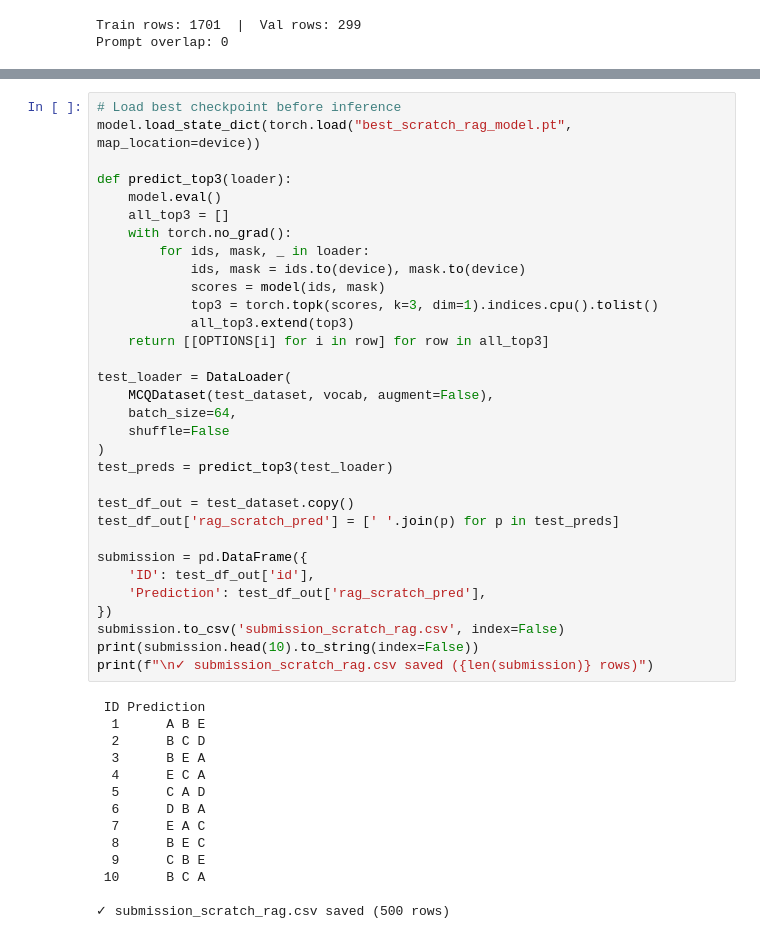
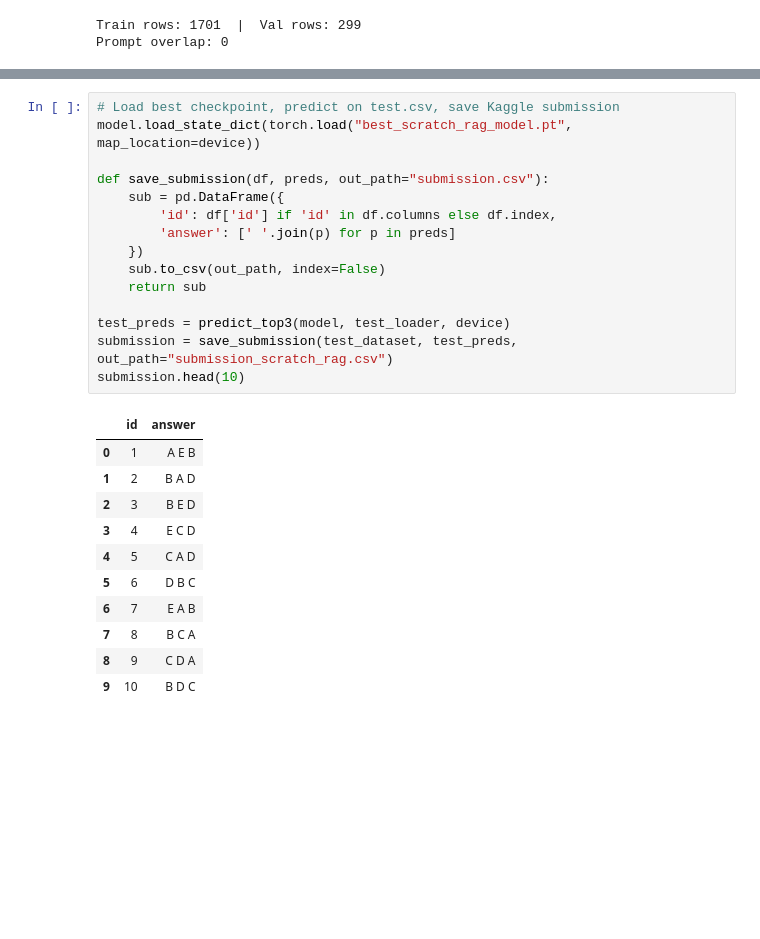
Before and after one commit to 24f1002692/genAI-project-24f1002692, a Jupyter notebook: DL-24f1002692-notebook-t22026.ipynb, the cells around one changed output, grey strips where cells are left out. Cells and saved outputs as stored; diff of their text form; blank space fills up the shorter version.

Commit message:
Kaggle Notebook | DL-24f1002692-notebook-t22026 | Version 31

```diff
--- a/DL-24f1002692-notebook-t22026.ipynb
+++ b/DL-24f1002692-notebook-t22026.ipynb
@@ -3339,46 +3412,27 @@ Small gap → model generalizing well, RAG context helped.
-# %%
-# Load best checkpoint before inference
-model.load_state_dict(torch.load("best_scratch_rag_model.pt", map_location=device))
-
-def predict_top3(loader):
-    model.eval()
-    all_top3 = []
-    with torch.no_grad():
-        for ids, mask, _ in loader:
-            ids, mask = ids.to(device), mask.to(device)
-            scores = model(ids, mask)
-            top3 = torch.topk(scores, k=3, dim=1).indices.cpu().tolist()
-            all_top3.extend(top3)
-    return [[OPTIONS[i] for i in row] for row in all_top3]
-
-test_loader = DataLoader(
-    MCQDataset(test_dataset, vocab, augment=False),
-    batch_size=64,
-    shuffle=False
-)
-test_preds = predict_top3(test_loader)
-
-test_df_out = test_dataset.copy()
-test_df_out['rag_scratch_pred'] = [' '.join(p) for p in test_preds]
-
-submission = pd.DataFrame({
-    'ID': test_df_out['id'],
-    'Prediction': test_df_out['rag_scratch_pred'],
-})
-submission.to_csv('submission_scratch_rag.csv', index=False)
-print(submission.head(10).to_string(index=False))
-print(f"\n✓ submission_scratch_rag.csv saved ({len(submission)} rows)")
-# %% [output]
- ID Prediction
-  1      A B E
-  2      B C D
-  3      B E A
-  4      E C A
-  5      C A D
-  6      D B A
-  7      E A C
-  8      B E C
-  9      C B E
- 10      B C A
-
-✓ submission_scratch_rag.csv saved (500 rows)
+# %%
+# Load best checkpoint, predict on test.csv, save Kaggle submission
+model.load_state_dict(torch.load("best_scratch_rag_model.pt", map_location=device))
+
+def save_submission(df, preds, out_path="submission.csv"):
+    sub = pd.DataFrame({
+        'id': df['id'] if 'id' in df.columns else df.index,
+        'answer': [' '.join(p) for p in preds]
+    })
+    sub.to_csv(out_path, index=False)
+    return sub
+
+test_preds = predict_top3(model, test_loader, device)
+submission = save_submission(test_dataset, test_preds, out_path="submission_scratch_rag.csv")
+submission.head(10)
+# %% [output]
+|  | id | answer |
+| 0 | 1 | A E B |
+| 1 | 2 | B A D |
+| 2 | 3 | B E D |
+| 3 | 4 | E C D |
+| 4 | 5 | C A D |
+| 5 | 6 | D B C |
+| 6 | 7 | E A B |
+| 7 | 8 | B C A |
+| 8 | 9 | C D A |
+| 9 | 10 | B D C |
```
Also changed, not shown: parts of 14 cells of this notebook.
